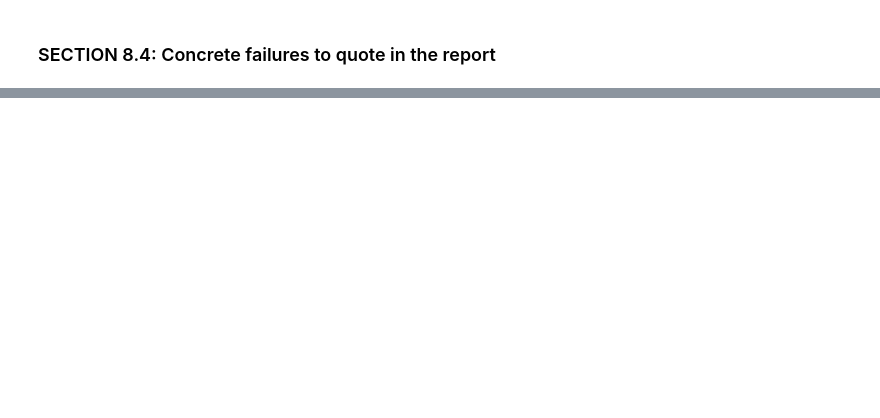
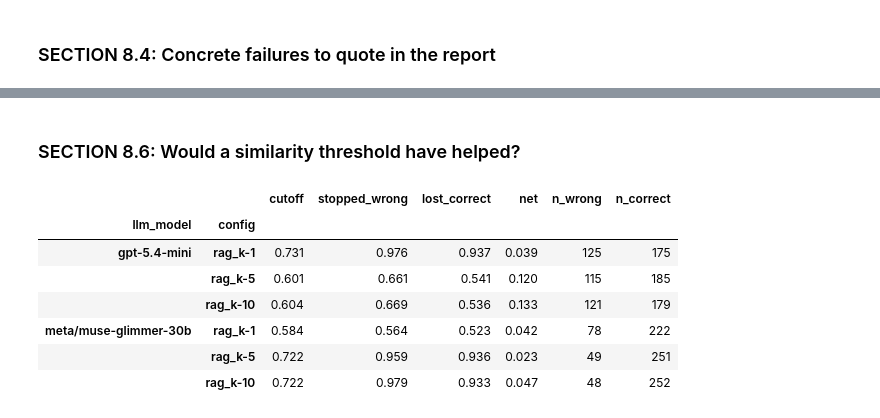
Before and after one commit to hectorslqm/RAG-Project, a Jupyter notebook: notebooks/coursework_rag.ipynb, the cells around one changed output, grey strips where cells are left out. Drawn from its saved outputs; the diff is of its cells as text; code cells hidden in the pictures; blank space fills up the shorter version.

```diff
--- a/notebooks/coursework_rag.ipynb
+++ b/notebooks/coursework_rag.ipynb
@@ -1383,0 +2160,13 @@ find_failure_examples(results_frame)
+# %% [markdown]
+### SECTION 8.6: Would a similarity threshold have helped?
+# %%
+threshold_table(results_frame)
+# %% [output]
+|  |  | cutoff | stopped_wrong | lost_correct | net | n_wrong | n_correct |
+| llm_model | config |  |  |  |  |  |  |
+| gpt-5.4-mini | rag_k-1 | 0.731 | 0.976 | 0.937 | 0.039 | 125 | 175 |
+|  | rag_k-5 | 0.601 | 0.661 | 0.541 | 0.120 | 115 | 185 |
+|  | rag_k-10 | 0.604 | 0.669 | 0.536 | 0.133 | 121 | 179 |
+| meta/muse-glimmer-30b | rag_k-1 | 0.584 | 0.564 | 0.523 | 0.042 | 78 | 222 |
+|  | rag_k-5 | 0.722 | 0.959 | 0.936 | 0.023 | 49 | 251 |
+|  | rag_k-10 | 0.722 | 0.979 | 0.933 | 0.047 | 48 | 252 |
```
Also changed, not shown: parts of 20 cells of this notebook, 1 other file.
